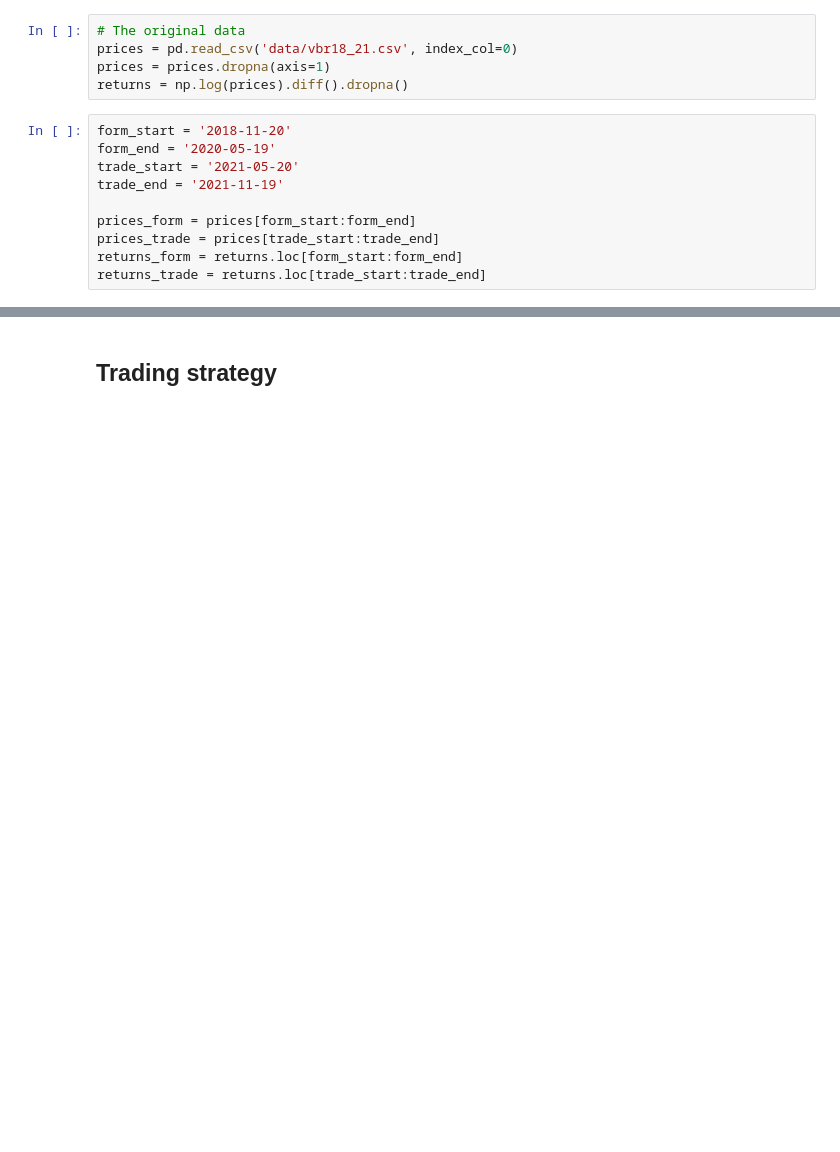
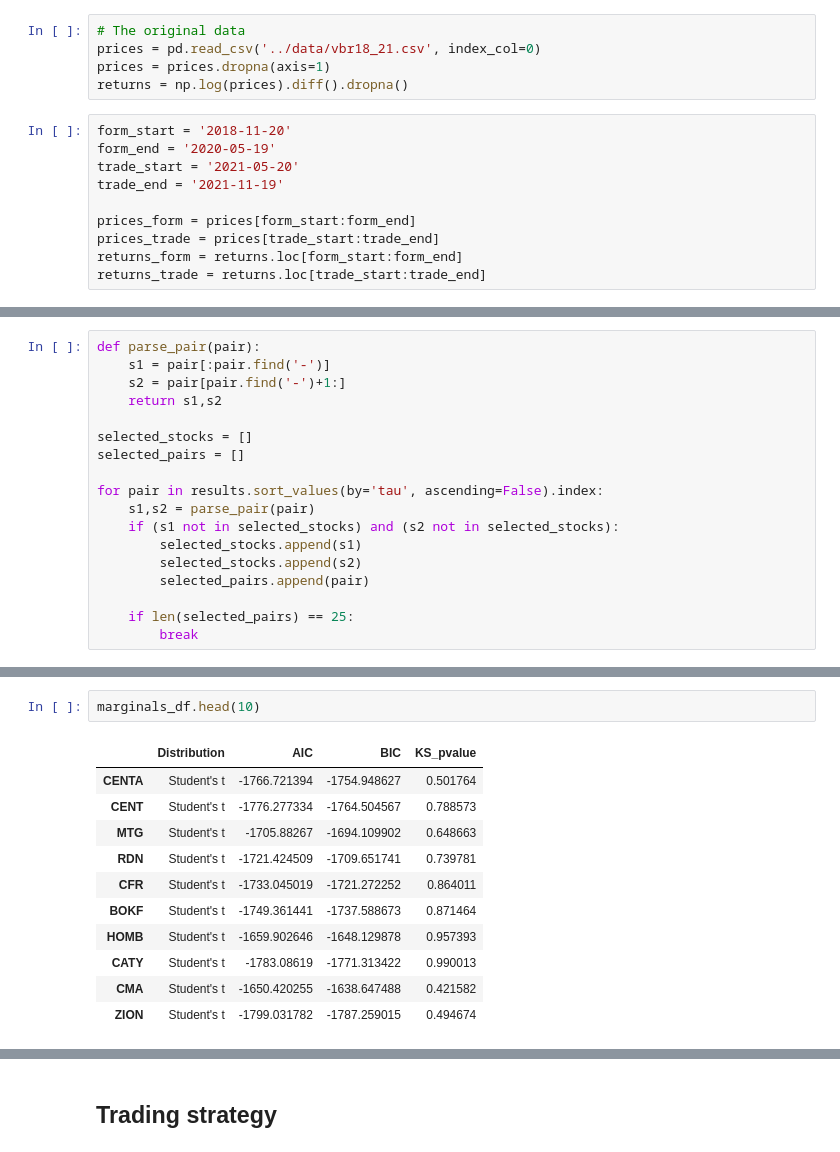
Before and after one commit to jacktang/paper_impls, a Jupyter notebook: copulas/Copulas_pairtrading.ipynb, the cells around one changed output, grey strips where cells are left out. Drawn from its saved outputs; the diff is of its cells as text; blank space fills up the shorter version.

```diff
--- a/copulas/Copulas_pairtrading.ipynb
+++ b/copulas/Copulas_pairtrading.ipynb
@@ -14,7 +14,7 @@ sns.set_style('darkgrid')
 ## Select pairs
 # %%
 # The original data
-prices = pd.read_csv('data/vbr18_21.csv', index_col=0)
+prices = pd.read_csv('../data/vbr18_21.csv', index_col=0)
 prices = prices.dropna(axis=1)
 returns = np.log(prices).diff().dropna()
 # %%
@@ -29,0 +56,18 @@ returns_trade = returns.loc[trade_start:trade_end]
+# %%
+def parse_pair(pair):
+    s1 = pair[:pair.find('-')]
+    s2 = pair[pair.find('-')+1:]
+    return s1,s2
+
+selected_stocks = []
+selected_pairs = []
+
+for pair in results.sort_values(by='tau', ascending=False).index:
+    s1,s2 = parse_pair(pair)
+    if (s1 not in selected_stocks) and (s2 not in selected_stocks):
+        selected_stocks.append(s1)
+        selected_stocks.append(s2)
+        selected_pairs.append(pair)
+
+    if len(selected_pairs) == 25:
+        break
@@ -29,0 +114,14 @@ returns_trade = returns.loc[trade_start:trade_end]
+# %%
+marginals_df.head(10)
+# %% [output]
+|  | Distribution | AIC | BIC | KS_pvalue |
+| CENTA | Student's t | -1766.721394 | -1754.948627 | 0.501764 |
+| CENT | Student's t | -1776.277334 | -1764.504567 | 0.788573 |
+| MTG | Student's t | -1705.88267 | -1694.109902 | 0.648663 |
+| RDN | Student's t | -1721.424509 | -1709.651741 | 0.739781 |
+| CFR | Student's t | -1733.045019 | -1721.272252 | 0.864011 |
+| BOKF | Student's t | -1749.361441 | -1737.588673 | 0.871464 |
+| HOMB | Student's t | -1659.902646 | -1648.129878 | 0.957393 |
+| CATY | Student's t | -1783.08619 | -1771.313422 | 0.990013 |
+| CMA | Student's t | -1650.420255 | -1638.647488 | 0.421582 |
+| ZION | Student's t | -1799.031782 | -1787.259015 | 0.494674 |
```
Also changed, not shown: parts of 19 cells of this notebook, 27 other files.
